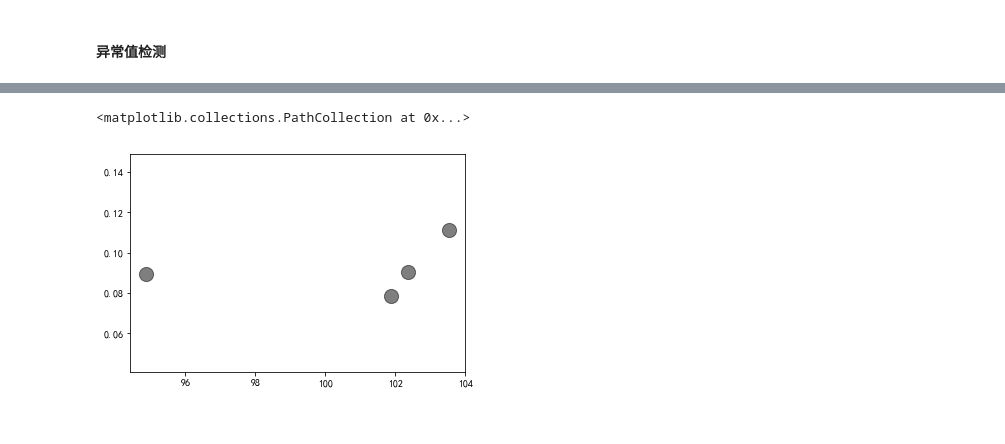
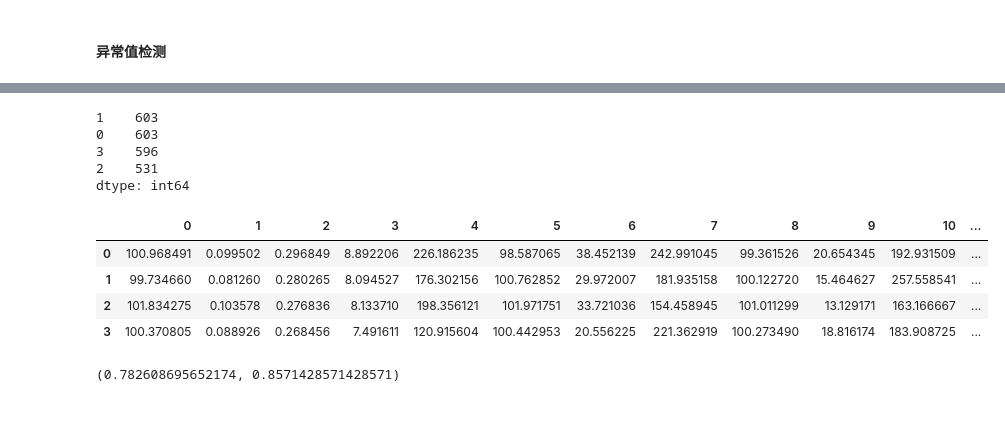
Before and after one commit to idachun/UserLossPrediction, a Jupyter notebook: code/userLoss.ipynb, the cells around one changed output, grey strips where cells are left out. Cells and saved outputs as stored; diff of their text form; code cells hidden in the pictures.

```diff
--- a/code/userLoss.ipynb
+++ b/code/userLoss.ipynb
@@ -699,2 +704,0 @@ plt.show()
-# %%
-df = pd.concat([train,train_y],axis=1).reset_index()
@@ -712,10 +705,19 @@ plt.show()
-# %%
-kmeans = KMeans(n_clusters=4)
-kmeans.fit(df)
-y_kmeans = kmeans.predict(df)
-
-centers = kmeans.cluster_centers_
-plt.scatter(centers[:, 0], centers[:, 1], c='black', s=200, alpha=0.5)
-# %% [output]
-<matplotlib.collections.PathCollection at 0x...>
-[figure, removed]
+# %%
+k=4
+iteration=500
+model=KMeans(n_clusters=k,max_iter=iteration)
+model.fit(df)
+# 丢离远离其他簇的小簇
+print pd.Series(model.labels_).value_counts()
+pd.DataFrame(model.cluster_centers_)
+# %% [output]
+1    603
+0    603
+3    596
+2    531
+dtype: int64
+|  | 0 | 1 | 2 | 3 | 4 | 5 | 6 | 7 | 8 | 9 | 10 | ... |
+| 0 | 100.968491 | 0.099502 | 0.296849 | 8.892206 | 226.186235 | 98.587065 | 38.452139 | 242.991045 | 99.361526 | 20.654345 | 192.931509 | ... |
+| 1 | 99.734660 | 0.081260 | 0.280265 | 8.094527 | 176.302156 | 100.762852 | 29.972007 | 181.935158 | 100.122720 | 15.464627 | 257.558541 | ... |
+| 2 | 101.834275 | 0.103578 | 0.276836 | 8.133710 | 198.356121 | 101.971751 | 33.721036 | 154.458945 | 101.011299 | 13.129171 | 163.166667 | ... |
+| 3 | 100.370805 | 0.088926 | 0.268456 | 7.491611 | 120.915604 | 100.442953 | 20.556225 | 221.362919 | 100.273490 | 18.816174 | 183.908725 | ... |
@@ -721,0 +744,15 @@ plt.scatter(centers[:, 0], centers[:, 1], c='black', s=200, alpha=0.5)
+# %%
+clf = GBC(learning_rate=0.1, n_estimators=78,
+                            max_depth=5,
+                            min_samples_leaf =1,
+                            min_samples_split =52,
+                        random_state=0)
+train1=df2.drop(['Eve Calls'],axis=1)
+clf.fit(train1,train_y1)
+test1=test.drop(['Eve Calls'],axis=1)
+pred=clf.predict(test1)
+metrics.recall_score(test_y,pred),metrics.precision_score(test_y,pred)
+# %% [output]
+(0.782608695652174, 0.8571428571428571)
+# %% [markdown]
+####
```
Also changed, not shown: parts of 9 cells of this notebook, 1 other file.
